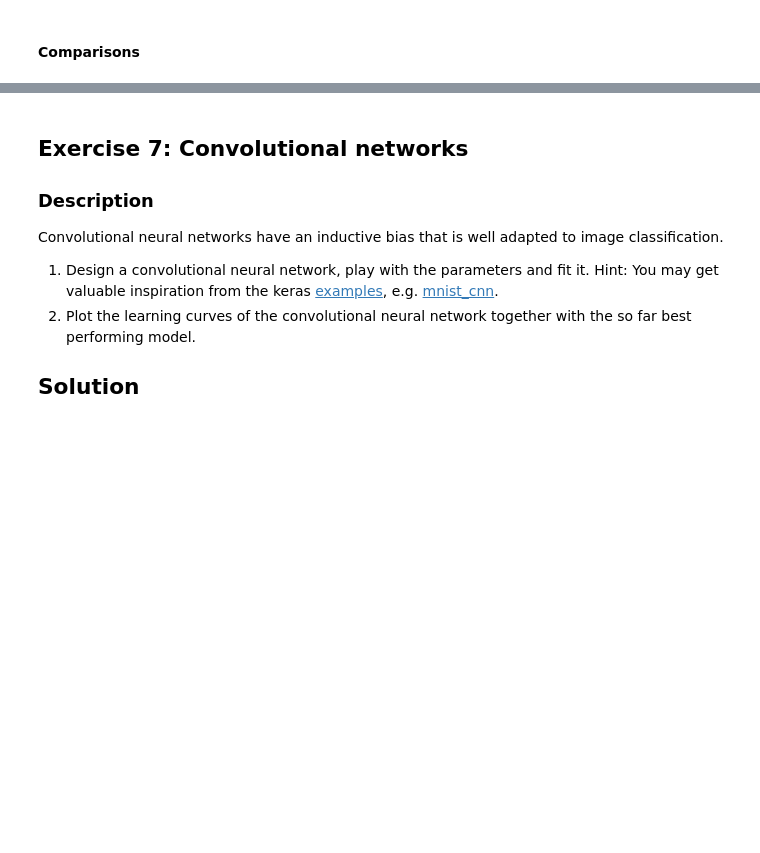
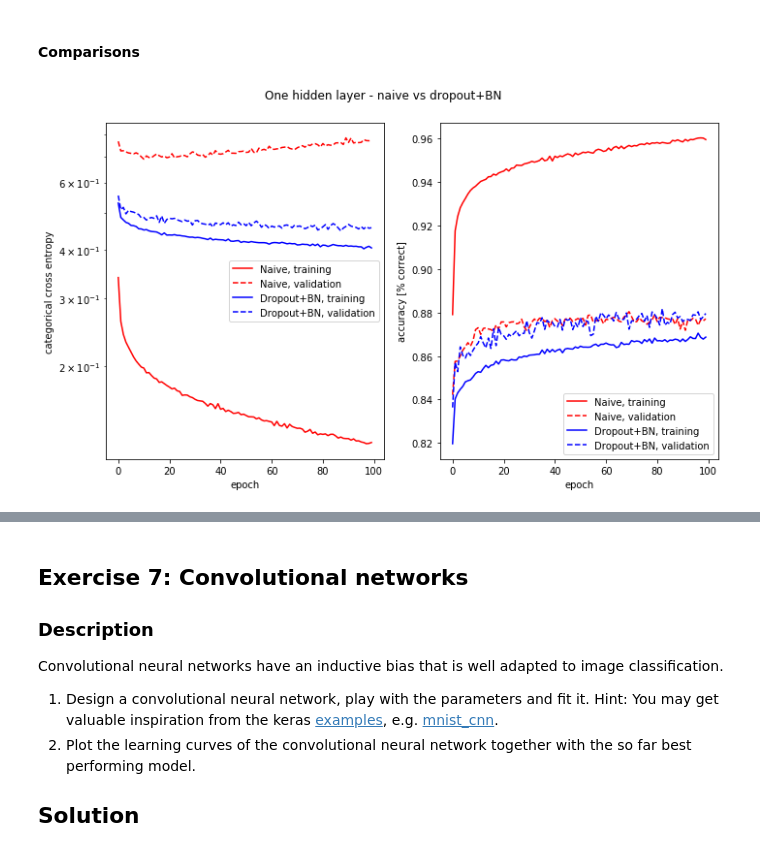
Before and after one commit to adrian-valente/ANN_project1, a Jupyter notebook: miniproject1.ipynb, the cells around one changed output, grey strips where cells are left out. Drawn from its saved outputs; the diff is of its cells as text; code cells hidden in the pictures; blank space fills up the shorter version.

Commit message:
ex 6 curves

```diff
--- a/miniproject1.ipynb
+++ b/miniproject1.ipynb
@@ -1123,3 +1124,20 @@ print(accuracies4)
 {'baseline': [0.8729698766321415, 0.8687243075397781, 0.8702742771982175, 0.8786980255055487, 0.8767437158396354], 'dropout 0.1': [0.8906260530006629, 0.8916369027120661, 0.8950737920666377, 0.8950737 ...
 # %% [markdown]
 #### Comparisons
+# %%
+# Baseline 1 layer vs best performing 1 layer
+baseline = histories_keep1["baseline"]
+best = histories_keep1["BN + dropout 0.1"]
+
+fig, ax1, ax2 = prepare_standardplot("One hidden layer - naive vs dropout+BN", 'epoch')
+ax1.plot(baseline.history['loss'], label = "Naive, training", c='r')
+ax1.plot(baseline.history['val_loss'], label = "Naive, validation", c='r', linestyle='--')
+ax1.plot(best.history['loss'], label = "Dropout+BN, training", c='b')
+ax1.plot(best.history['val_loss'], label = "Dropout+BN, validation", c='b', linestyle='--')
+ax2.plot(baseline.history['acc'], label = "Naive, training", c='r')
+ax2.plot(baseline.history['val_acc'], label = "Naive, validation", c='r', linestyle='--')
+ax2.plot(best.history['acc'], label = "Dropout+BN, training", c='b')
+ax2.plot(best.history['val_acc'], label = "Dropout+BN, validation", c='b', linestyle='--')
+finalize_standardplot(fig, ax1, ax2)
+# %% [output]
+[figure, added]
```
Also changed, not shown: parts of 5 cells of this notebook.
